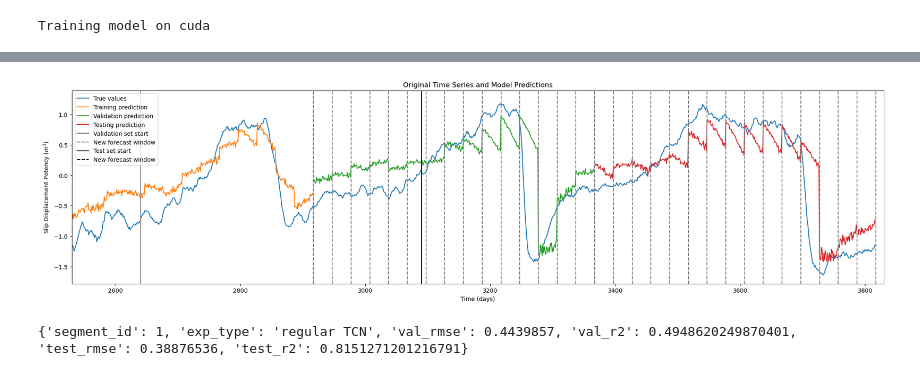
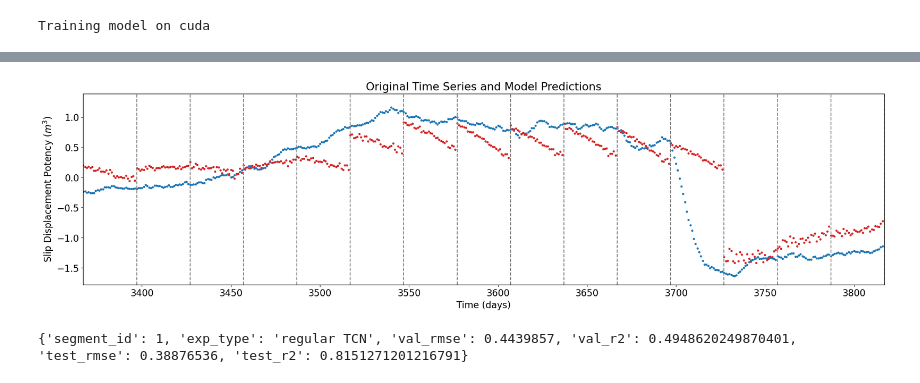
Before and after one commit to ai4er-cdt/earthquake-predictability, a Jupyter notebook: notebooks/PN341 008 - Sim2Cascadia TCN - Finetuning.ipynb, the cells around one changed output, grey strips where cells are left out. Cells and saved outputs as stored; diff of their text form; code cells hidden in the pictures.

```diff
--- a/notebooks/PN341 008 - Sim2Cascadia TCN - Finetuning.ipynb
+++ b/notebooks/PN341 008 - Sim2Cascadia TCN - Finetuning.ipynb
@@ -586,8 +593,8 @@ TITLE = "Original Time Series and Model Predictions"
 X_LABEL = "Time (days)"
 Y_LABEL = "Slip Displacement Potency ($m^3$)"
 
-ZOOM_MIN = 2530
-ZOOM_MAX = 3830
+ZOOM_MIN = 3367
+ZOOM_MAX = 3817
 ZOOM_WINDOW = [ZOOM_MIN, ZOOM_MAX]
 # %%
 plot_all_data_results(
@@ -598,16 +605,17 @@ plot_all_data_results(
 # %%
 plot_all_data_results(
     data_dict,
     results_dict,
     LOOKBACK,
     FORECAST,
     TITLE,
     X_LABEL,
     Y_LABEL,
     ZOOM_WINDOW,
+    plot_type="scatter",
 )
 # %% [output]
-[figure, old version]
+[figure, new version]
 # %%
 # Calculations for writeup
 # %%
```
Also changed, not shown: parts of 23 cells of this notebook, 5 other files.
